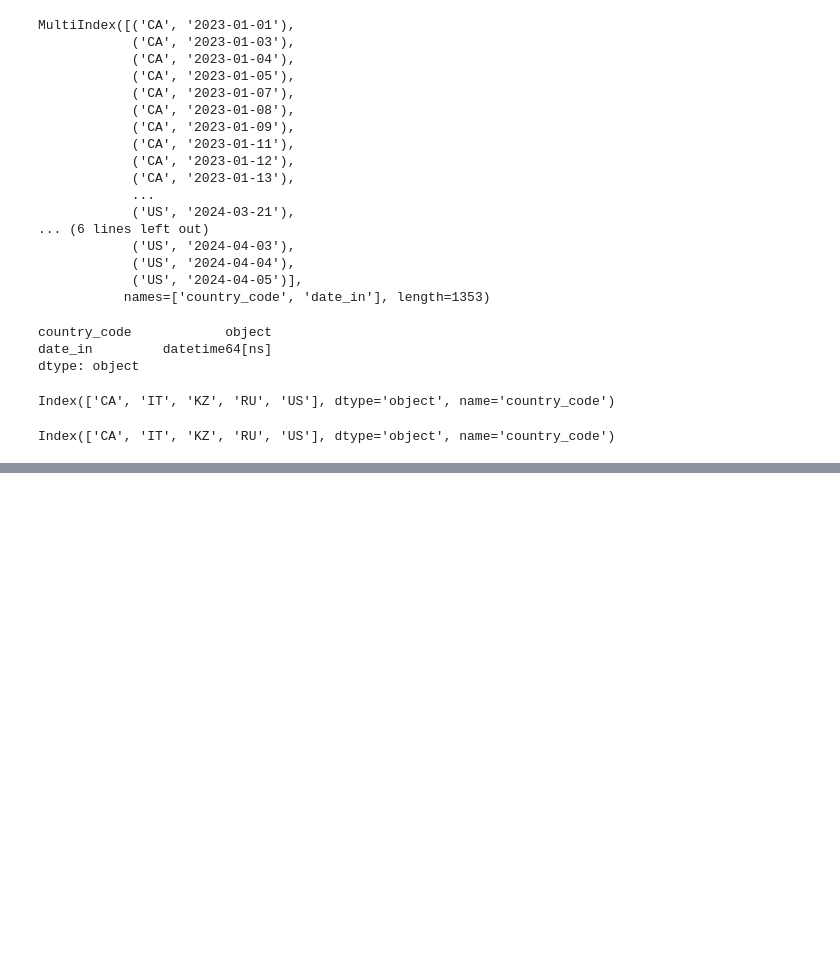
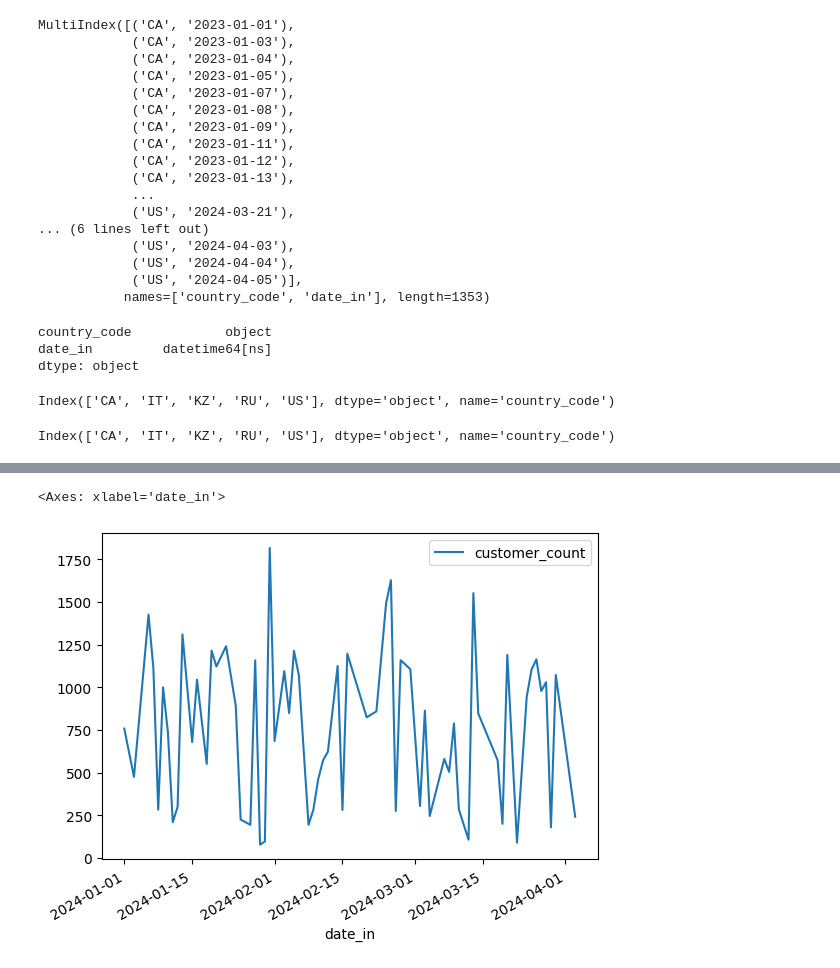
Before and after one commit to DagalSV/clone_BigData_2024, a Jupyter notebook: pandas_task_2.ipynb, the cells around one changed output, grey strips where cells are left out. Saved outputs shown, nothing was run; the diff lists cells and outputs as text; code cells hidden in the pictures; blank space fills up the shorter version.

```diff
--- a/pandas_task_2.ipynb
+++ b/pandas_task_2.ipynb
@@ -242,0 +256,5 @@ Index(['CA', 'IT', 'KZ', 'RU', 'US'], dtype='object', name='country_code')
+# %%
+daily_data.loc['CA']['2024':].plot()
+# %% [output]
+<Axes: xlabel='date_in'>
+[figure, added]
```
Also changed, not shown: parts of 1 cell of this notebook.
